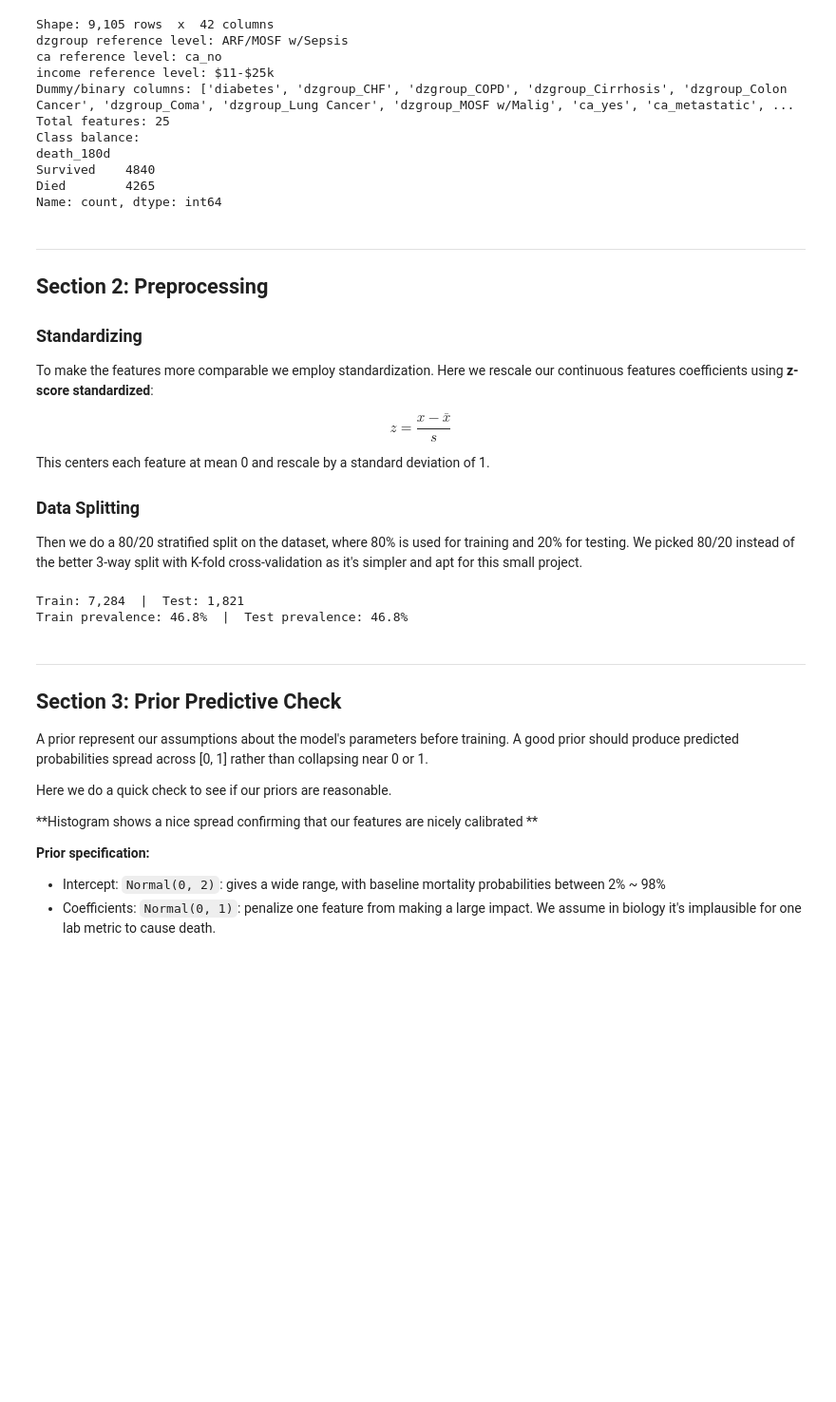
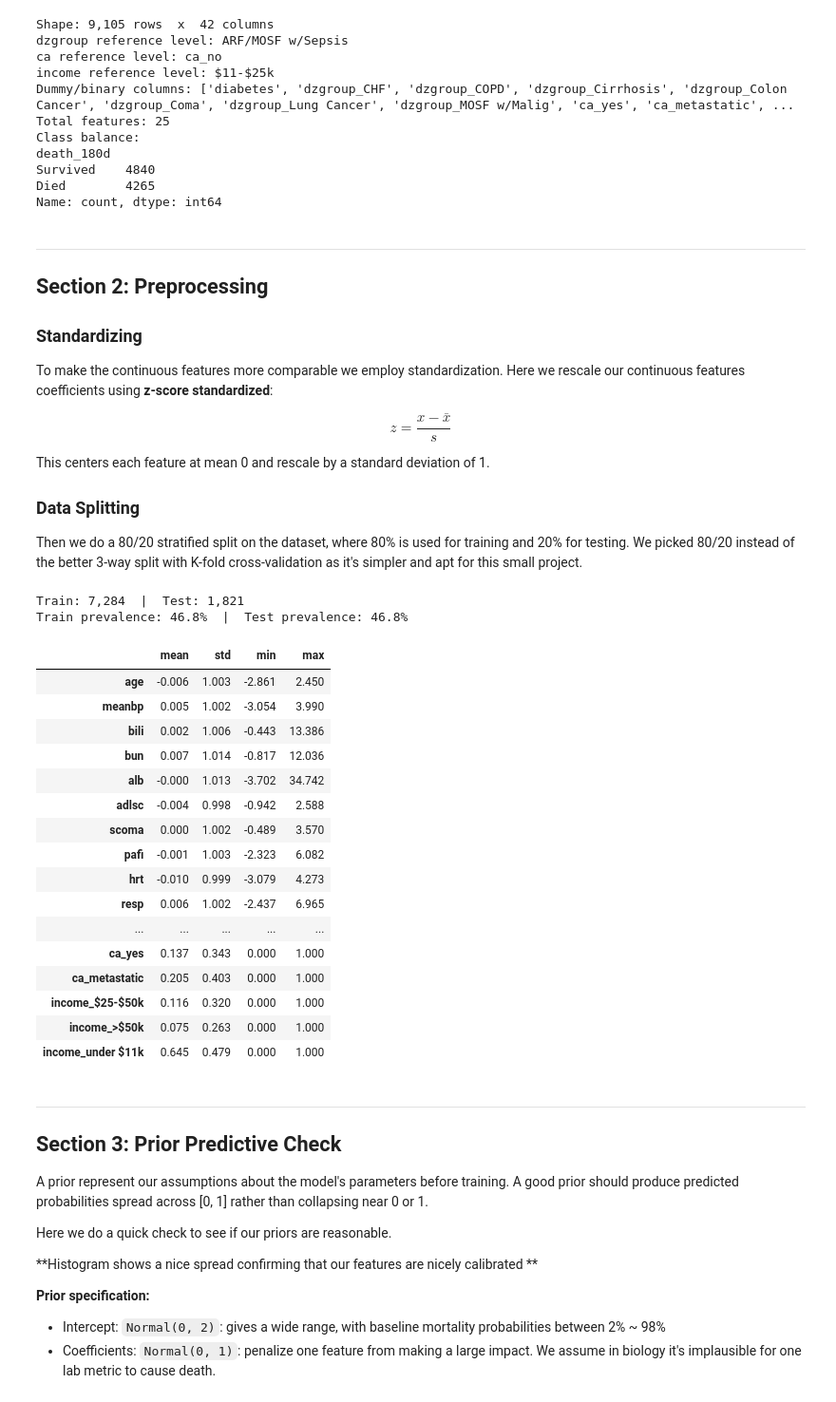
Before and after one commit to GoldenMouse/usd-aai-500-final, a Jupyter notebook: src/notebooks/03a_modeling_blr.ipynb, the cells around one changed output. Shown at 95% size. Saved outputs shown, nothing was run; the diff lists cells and outputs as text; code cells hidden in the pictures; blank space fills up the shorter version.

```diff
--- a/src/notebooks/03a_modeling_blr.ipynb
+++ b/src/notebooks/03a_modeling_blr.ipynb
@@ -161,7 +161,7 @@ Name: count, dtype: int64
 ## Section 2: Preprocessing
 
 ### Standardizing
-To make the features more comparable we employ standardization.
+To make the continuous features more comparable we employ standardization.
 Here we rescale our continuous features coefficients using **z-score standardized**:
 
 $$z = \frac{x - \bar{x}}{s}$$
@@ -171,32 +171,49 @@ This centers each feature at mean 0 and rescale by a standard deviation of 1.
 ### Data Splitting
 Then we do a 80/20 stratified split on the dataset, where 80% is used for training and 20% for testing. We picked 80/20 instead of the better 3-way split with K-fold cross-validation as it's simpler and apt for this small project.
 # %%
-X_cont = df_model[TRAIN_FEATURES].values
-X_cat = df_model[DUMMY_COLS].values.astype(float)
+X_continuous = df_model[TRAIN_FEATURES].values
+X_categorical = df_model[DUMMY_COLS].values.astype(float)
 y = df_model[TARGET_COL].values
 
 # Standardize continuous features only
 scaler = StandardScaler()
-X_std = np.column_stack([scaler.fit_transform(X_cont), X_cat])
-n_feat = X_std.shape[1]
+X_standardized = np.column_stack([scaler.fit_transform(X_continuous), X_categorical])
+n_features = X_standardized.shape[1]
 
 # Stratified 80/20 split
 idx_all = np.arange(len(df_model))
 X_train, X_test, y_train, y_test, idx_train, idx_test = train_test_split(
-    X_std, y, idx_all, test_size=0.2, random_state=RANDOM_SEED, stratify=y
+    X_standardized, y, idx_all, test_size=0.2, random_state=RANDOM_SEED, stratify=y
 )
 
 print(f"Train: {len(y_train):,}  |  Test: {len(y_test):,}")
 print(
     f"Train prevalence: {y_train.mean():.1%}  |  Test prevalence: {y_test.mean():.1%}"
 )
 
 # Descriptive stats of standardized features
-# feat_stats = pd.DataFrame(X_train, columns=FEATURE_NAMES).describe().T
-# feat_stats[["mean", "std", "min", "max"]]
+feat_stats = pd.DataFrame(X_train, columns=FEATURE_NAMES).describe().T
+feat_stats[["mean", "std", "min", "max"]]
 # %% [output]
 Train: 7,284  |  Test: 1,821
 Train prevalence: 46.8%  |  Test prevalence: 46.8%
+|  | mean | std | min | max |
+| age | -0.006 | 1.003 | -2.861 | 2.450 |
+| meanbp | 0.005 | 1.002 | -3.054 | 3.990 |
+| bili | 0.002 | 1.006 | -0.443 | 13.386 |
+| bun | 0.007 | 1.014 | -0.817 | 12.036 |
+| alb | -0.000 | 1.013 | -3.702 | 34.742 |
+| adlsc | -0.004 | 0.998 | -0.942 | 2.588 |
+| scoma | 0.000 | 1.002 | -0.489 | 3.570 |
+| pafi | -0.001 | 1.003 | -2.323 | 6.082 |
+| hrt | -0.010 | 0.999 | -3.079 | 4.273 |
+| resp | 0.006 | 1.002 | -2.437 | 6.965 |
+| ... | ... | ... | ... | ... |
+| ca_yes | 0.137 | 0.343 | 0.000 | 1.000 |
+| ca_metastatic | 0.205 | 0.403 | 0.000 | 1.000 |
+| income_$25-$50k | 0.116 | 0.320 | 0.000 | 1.000 |
+| income_>$50k | 0.075 | 0.263 | 0.000 | 1.000 |
+| income_under $11k | 0.645 | 0.479 | 0.000 | 1.000 |
 # %% [markdown]
 ---
 ## Section 3: Prior Predictive Check
```
Also changed, not shown: parts of 11 cells of this notebook.
